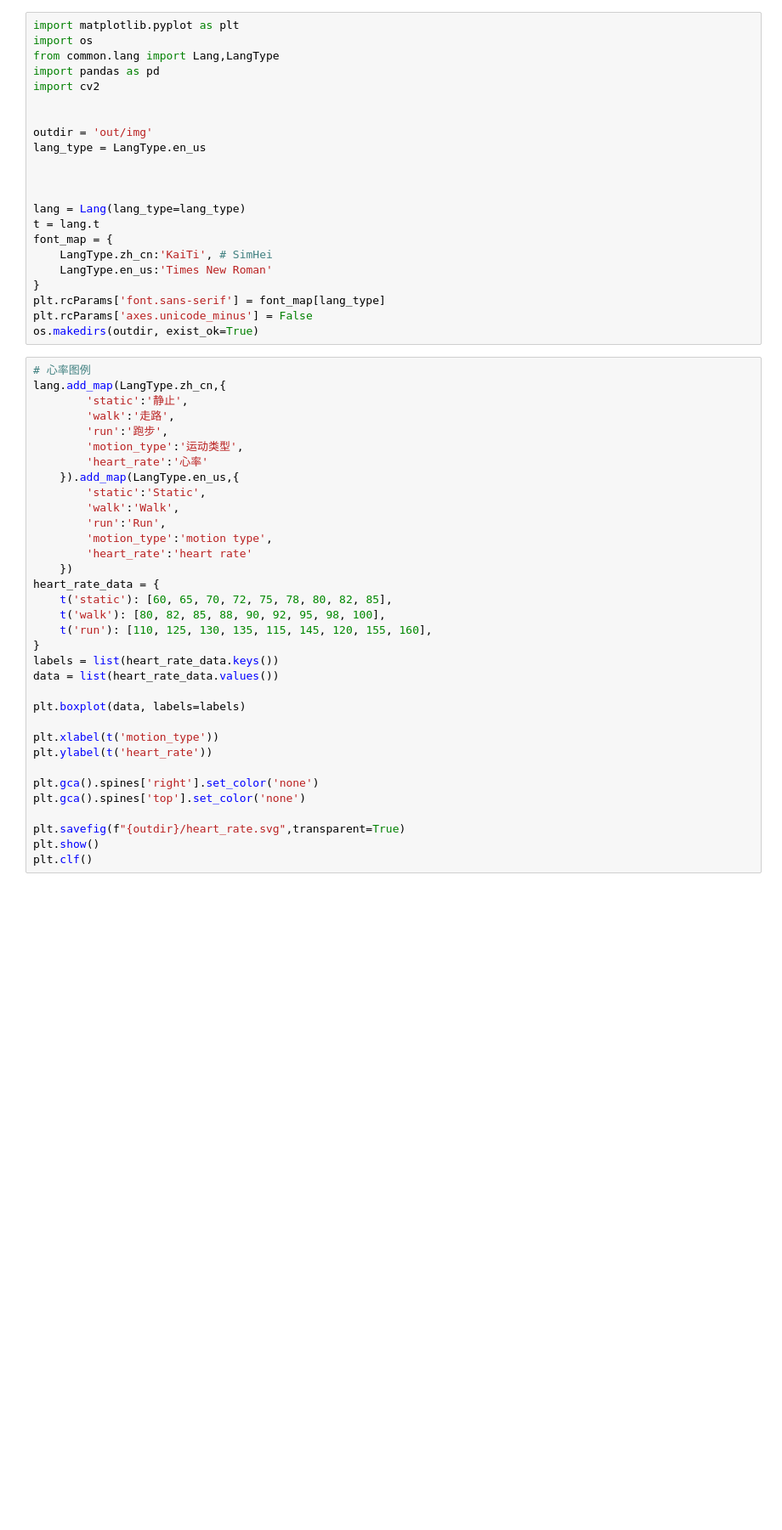
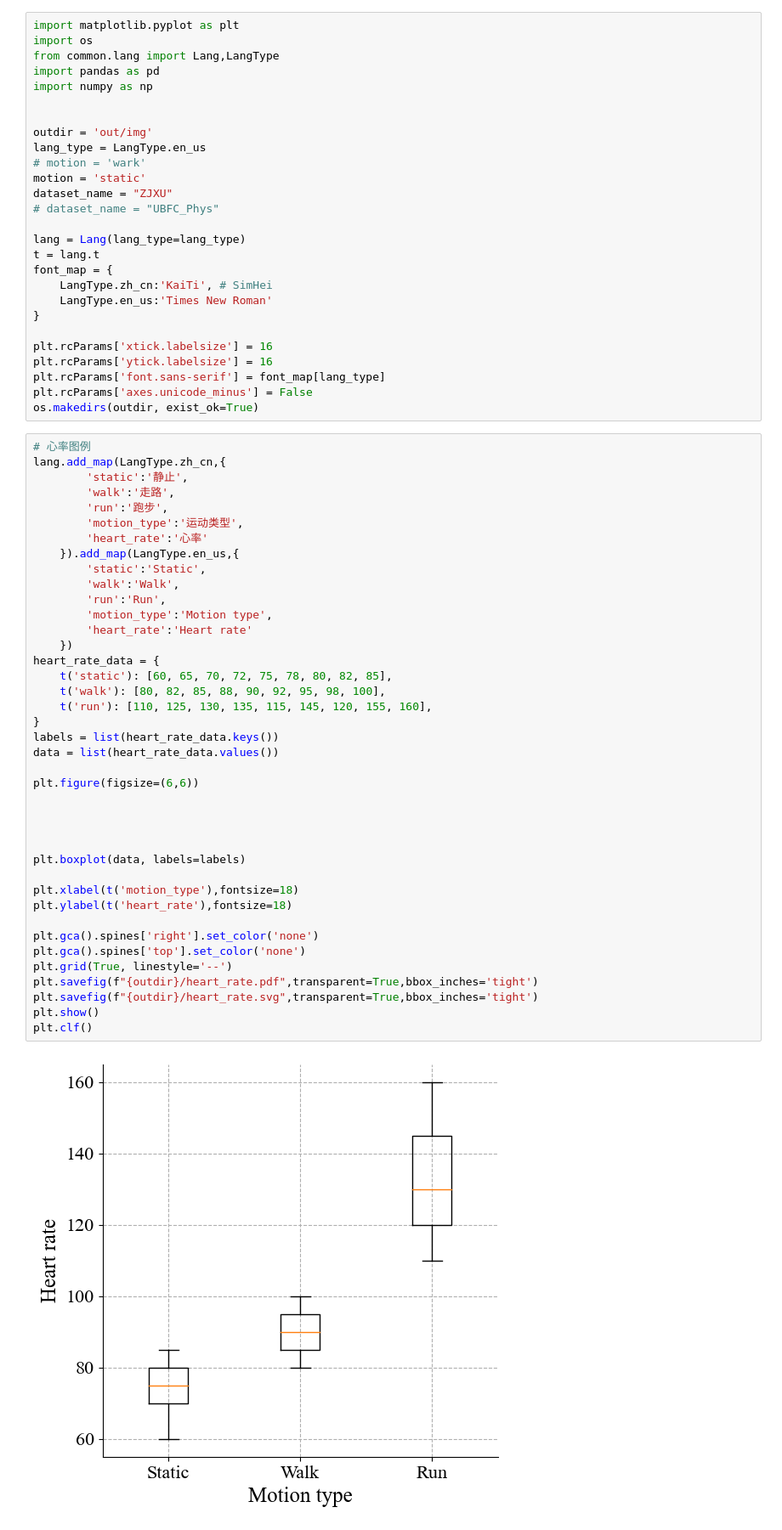
Before and after one commit to gnaloaixey/rppg_video_compression, a Jupyter notebook: draw_figure.ipynb, the cells around one changed output. Shown at 85% size. Drawn from its saved outputs; the diff is of its cells as text; blank space fills up the shorter version.

```diff
--- a/draw_figure.ipynb
+++ b/draw_figure.ipynb
@@ -3,13 +3,15 @@ import matplotlib.pyplot as plt
 import os
 from common.lang import Lang,LangType
 import pandas as pd
-import cv2
+import numpy as np
 
 
 outdir = 'out/img'
 lang_type = LangType.en_us
-
-
+# motion = 'wark'
+motion = 'static'
+dataset_name = "ZJXU"
+# dataset_name = "UBFC_Phys"
 
 lang = Lang(lang_type=lang_type)
 t = lang.t
@@ -17,40 +19,51 @@ font_map = {
     LangType.zh_cn:'KaiTi', # SimHei
     LangType.en_us:'Times New Roman'
 }
+
+plt.rcParams['xtick.labelsize'] = 16
+plt.rcParams['ytick.labelsize'] = 16
 plt.rcParams['font.sans-serif'] = font_map[lang_type]
 plt.rcParams['axes.unicode_minus'] = False
 os.makedirs(outdir, exist_ok=True)
 # %%
 # 心率图例
 lang.add_map(LangType.zh_cn,{
         'static':'静止',
         'walk':'走路',
         'run':'跑步',
         'motion_type':'运动类型',
         'heart_rate':'心率'
     }).add_map(LangType.en_us,{
         'static':'Static',
         'walk':'Walk',
         'run':'Run',
-        'motion_type':'motion type',
-        'heart_rate':'heart rate'
+        'motion_type':'Motion type',
+        'heart_rate':'Heart rate'
     })
 heart_rate_data = {
     t('static'): [60, 65, 70, 72, 75, 78, 80, 82, 85],
     t('walk'): [80, 82, 85, 88, 90, 92, 95, 98, 100],
     t('run'): [110, 125, 130, 135, 115, 145, 120, 155, 160],
 }
 labels = list(heart_rate_data.keys())
 data = list(heart_rate_data.values())
 
+plt.figure(figsize=(6,6))
+
+
+
+
 plt.boxplot(data, labels=labels)
 
-plt.xlabel(t('motion_type'))
-plt.ylabel(t('heart_rate'))
+plt.xlabel(t('motion_type'),fontsize=18)
+plt.ylabel(t('heart_rate'),fontsize=18)
 
 plt.gca().spines['right'].set_color('none')
 plt.gca().spines['top'].set_color('none')
-
-plt.savefig(f"{outdir}/heart_rate.svg",transparent=True)
+plt.grid(True, linestyle='--')
+plt.savefig(f"{outdir}/heart_rate.pdf",transparent=True,bbox_inches='tight')
+plt.savefig(f"{outdir}/heart_rate.svg",transparent=True,bbox_inches='tight')
 plt.show()
 plt.clf()
+# %% [output]
+[figure, added]
```
Also changed, not shown: parts of 15 cells of this notebook, 20 other files.
